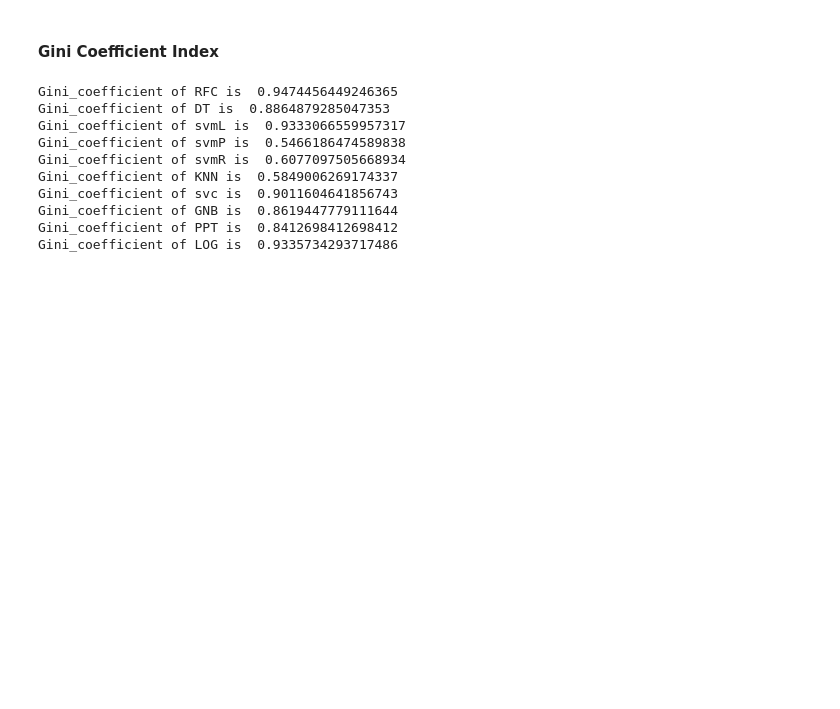
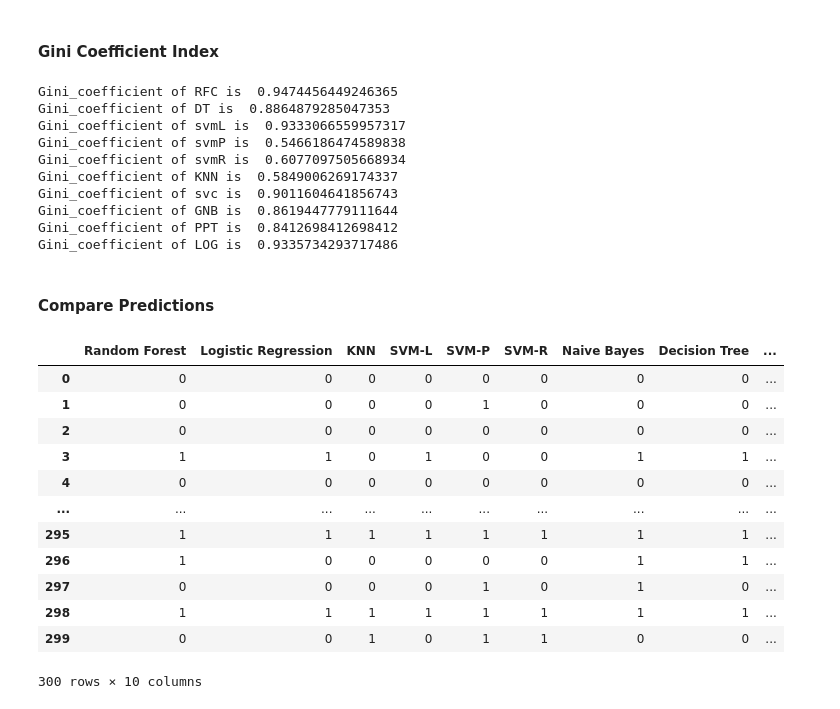
Before and after one commit to dinisurunisal/Suicide-Risk-Prediction-Project, a Jupyter notebook: AlgorithmComparison/Algorithm Comparison.ipynb, the cells around one changed output. Saved outputs shown, nothing was run; the diff lists cells and outputs as text; code cells hidden in the pictures; blank space fills up the shorter version.

```diff
--- a/AlgorithmComparison/Algorithm Comparison.ipynb
+++ b/AlgorithmComparison/Algorithm Comparison.ipynb
@@ -626,3 +626,29 @@ Gini_coefficient of svc is  0.9011604641856743
 Gini_coefficient of GNB is  0.8619447779111644
 Gini_coefficient of PPT is  0.8412698412698412
 Gini_coefficient of LOG is  0.9335734293717486
+# %% [markdown]
+#### Compare Predictions
+# %%
+from sklearn.model_selection import train_test_split, StratifiedKFold, cross_val_score
+X_train,X_test,y_train,y_test=train_test_split(X,y,test_size=0.3,random_state=42)
+
+pr_dict = { 'Random Forest' : y_pred, 'Logistic Regression' : y_pred_logreg,'KNN' : y_pred_knn,'SVM-L' : y_pred_svmL,
+           'SVM-P' : y_pred_svmP, 'SVM-R' : y_pred_svmR, 'Naive Bayes' : y_pred_gnb,'Decision Tree' : y_pred_clf, 'Linear-SVC' : y_pred_linear_svc, 'Percptron' : y_pred_perceptron}
+
+all_predictions = pd.DataFrame(pr_dict)
+
+all_predictions
+# %% [output]
+|  | Random Forest | Logistic Regression | KNN | SVM-L | SVM-P | SVM-R | Naive Bayes | Decision Tree | ... |
+| 0 | 0 | 0 | 0 | 0 | 0 | 0 | 0 | 0 | ... |
+| 1 | 0 | 0 | 0 | 0 | 1 | 0 | 0 | 0 | ... |
+| 2 | 0 | 0 | 0 | 0 | 0 | 0 | 0 | 0 | ... |
+| 3 | 1 | 1 | 0 | 1 | 0 | 0 | 1 | 1 | ... |
+| 4 | 0 | 0 | 0 | 0 | 0 | 0 | 0 | 0 | ... |
+| ... | ... | ... | ... | ... | ... | ... | ... | ... | ... |
+| 295 | 1 | 1 | 1 | 1 | 1 | 1 | 1 | 1 | ... |
+| 296 | 1 | 0 | 0 | 0 | 0 | 0 | 1 | 1 | ... |
+| 297 | 0 | 0 | 0 | 0 | 1 | 0 | 1 | 0 | ... |
+| 298 | 1 | 1 | 1 | 1 | 1 | 1 | 1 | 1 | ... |
+| 299 | 0 | 0 | 1 | 0 | 1 | 1 | 0 | 0 | ... |
+300 rows × 10 columns
```
Also changed, not shown: 1 other file.
